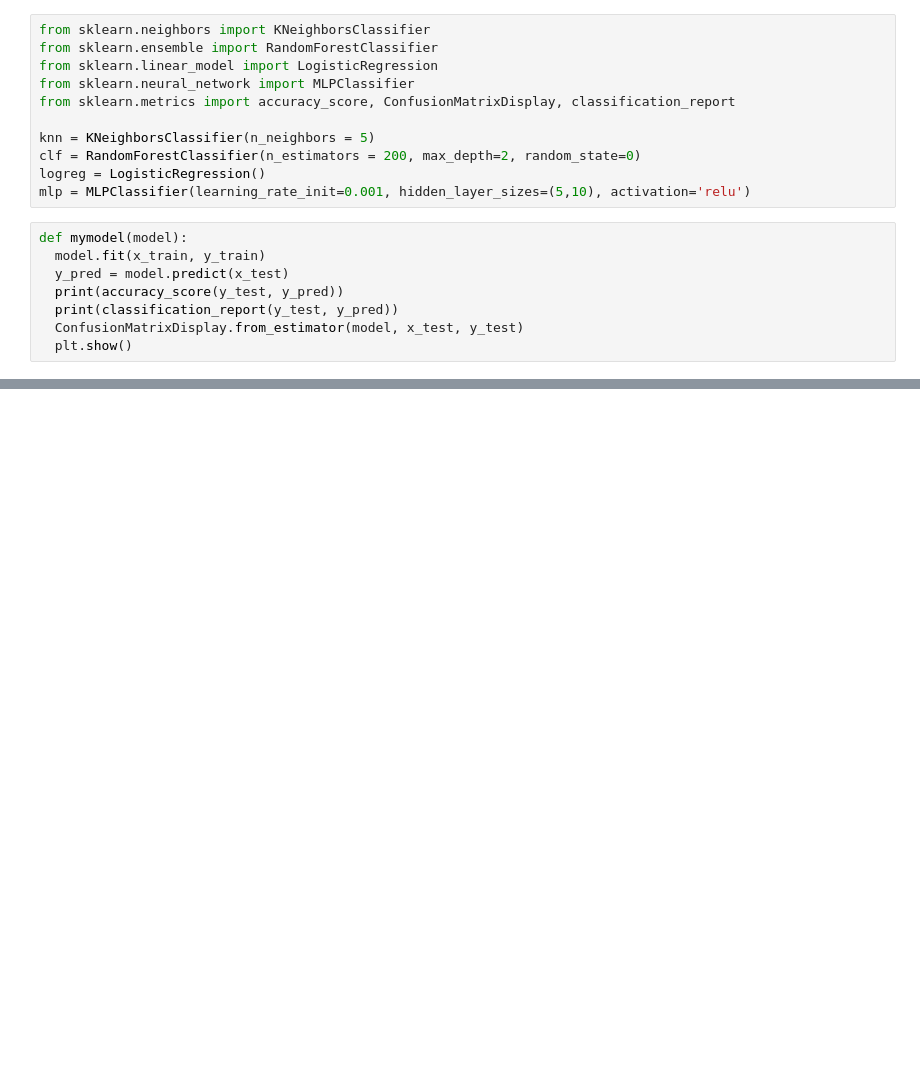
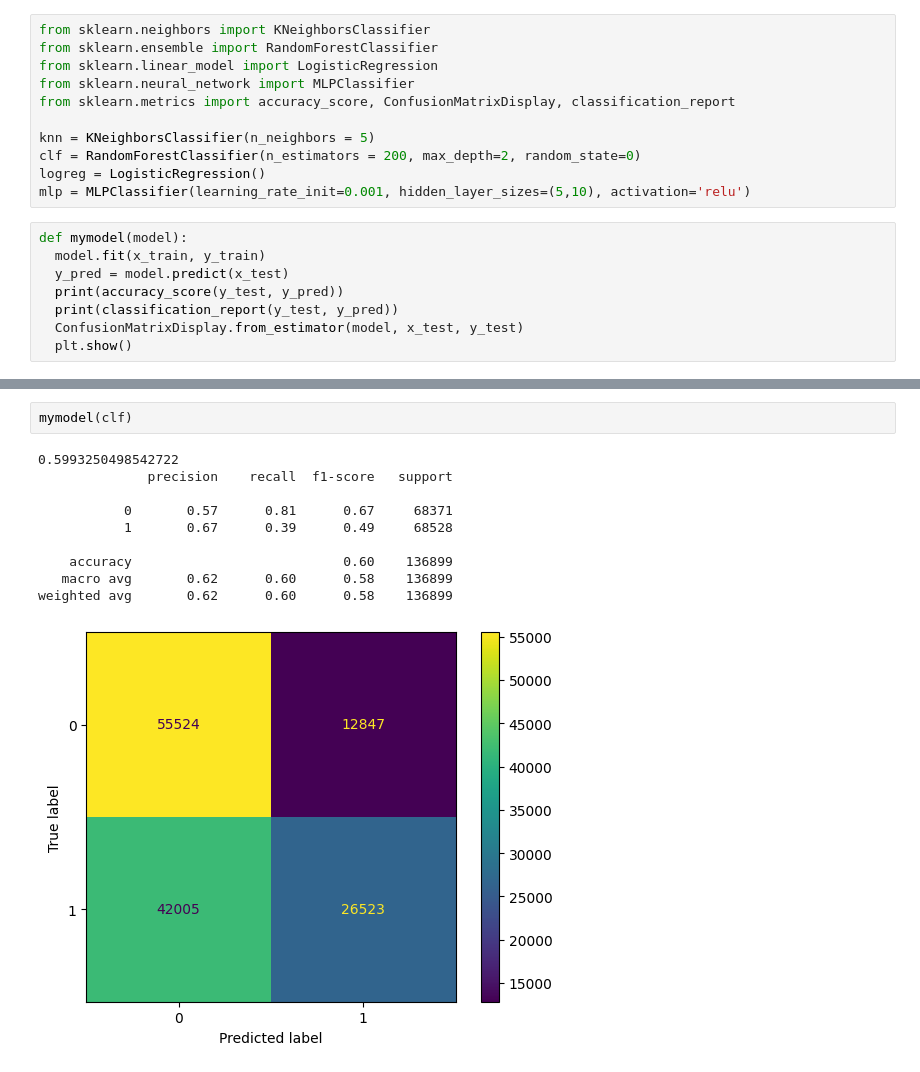
Before and after one commit to herbertgabriel/JaPodeVoar, a Jupyter notebook: app/models/train_model.ipynb, the cells around one changed output, grey strips where cells are left out. Drawn from its saved outputs; the diff is of its cells as text; blank space fills up the shorter version.

```diff
--- a/app/models/train_model.ipynb
+++ b/app/models/train_model.ipynb
@@ -160,0 +418,13 @@ weighted avg       0.55      0.54      0.53     73685
+# %%
+mymodel(clf)
+# %% [output]
+0.5993250498542722
+              precision    recall  f1-score   support
+
+           0       0.57      0.81      0.67     68371
+           1       0.67      0.39      0.49     68528
+
+    accuracy                           0.60    136899
+   macro avg       0.62      0.60      0.58    136899
+weighted avg       0.62      0.60      0.58    136899
+[figure, added]
```
Also changed, not shown: parts of 58 cells of this notebook, 23 other files.
